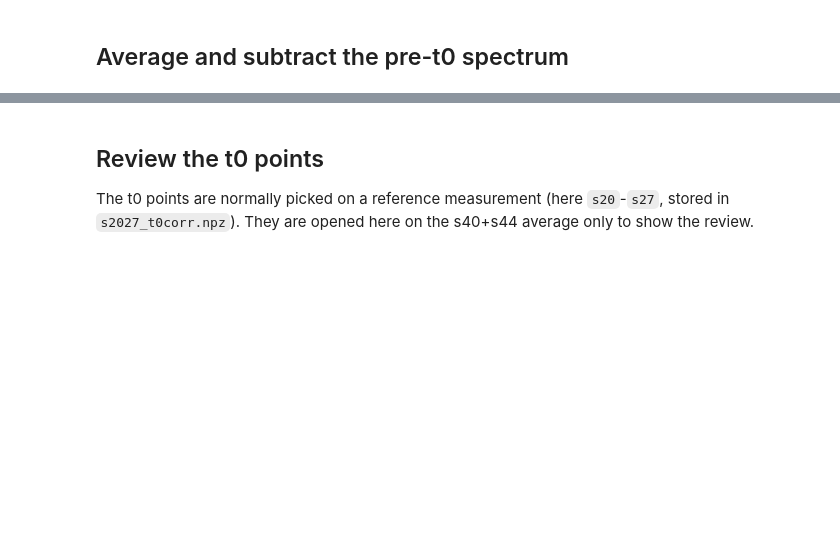
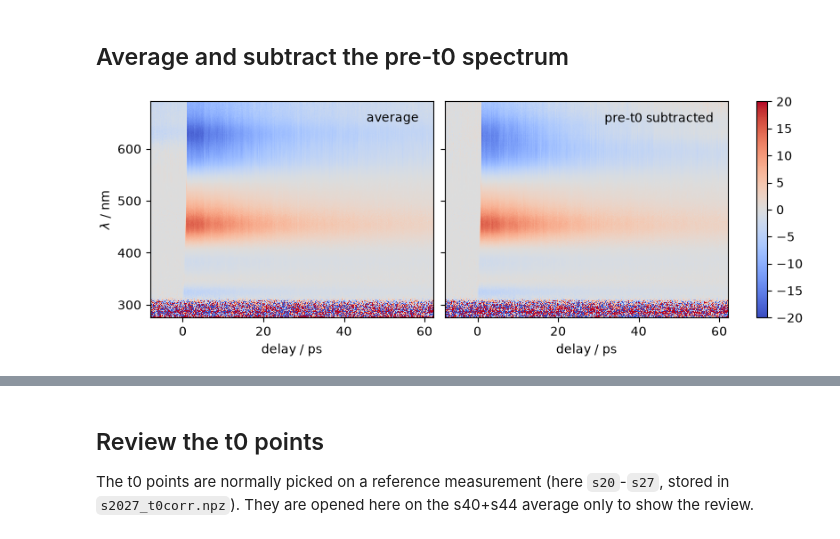
Before and after one commit to spalato/edyxlib, a Jupyter notebook: pyspan/examples/ta_reject_t0.ipynb, the cells around one changed output, grey strips where cells are left out. Saved outputs shown, nothing was run; the diff lists cells and outputs as text; code cells hidden in the pictures; blank space fills up the shorter version.

```diff
--- a/pyspan/examples/ta_reject_t0.ipynb
+++ b/pyspan/examples/ta_reject_t0.ipynb
@@ -61,5 +86,7 @@ data = np.ma.masked_array(stack, mask=mask)  # the NaN masked at load stay maske
 # %%
 avg = avg_scans(data)
 avg_sub = subtract_pre_t0(t, avg, t_pre)
 
-fig, axes = plot_maps(t, wl, [avg, avg_sub], titles=["average", "pre-t0 subtracted"])
+fig, axes = plot_maps(t, wl, [avg, avg_sub], titles=["average", "pre-t0 subtracted"], vmin=-20, vmax=20)
+# %% [output]
+[figure, added]
```
Also changed, not shown: parts of 7 cells of this notebook, 4 other files.
